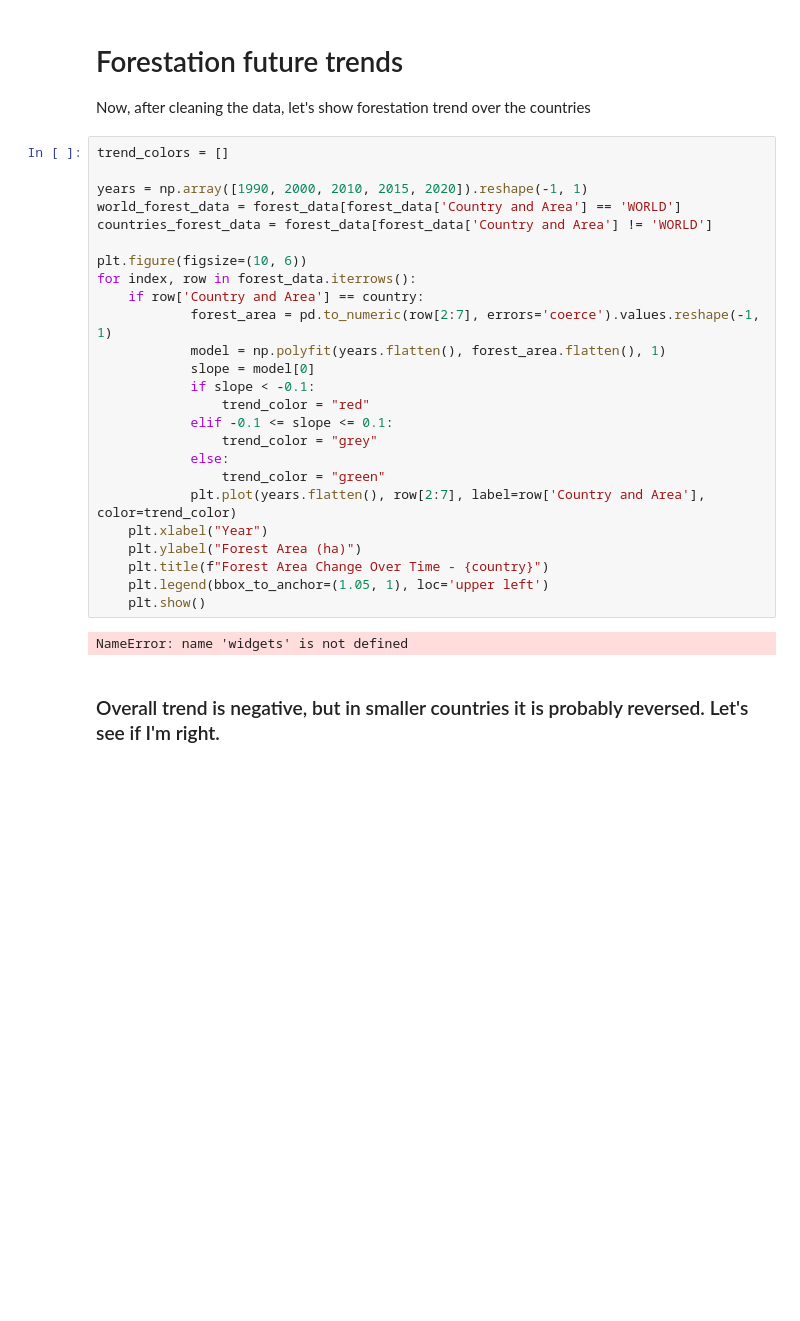
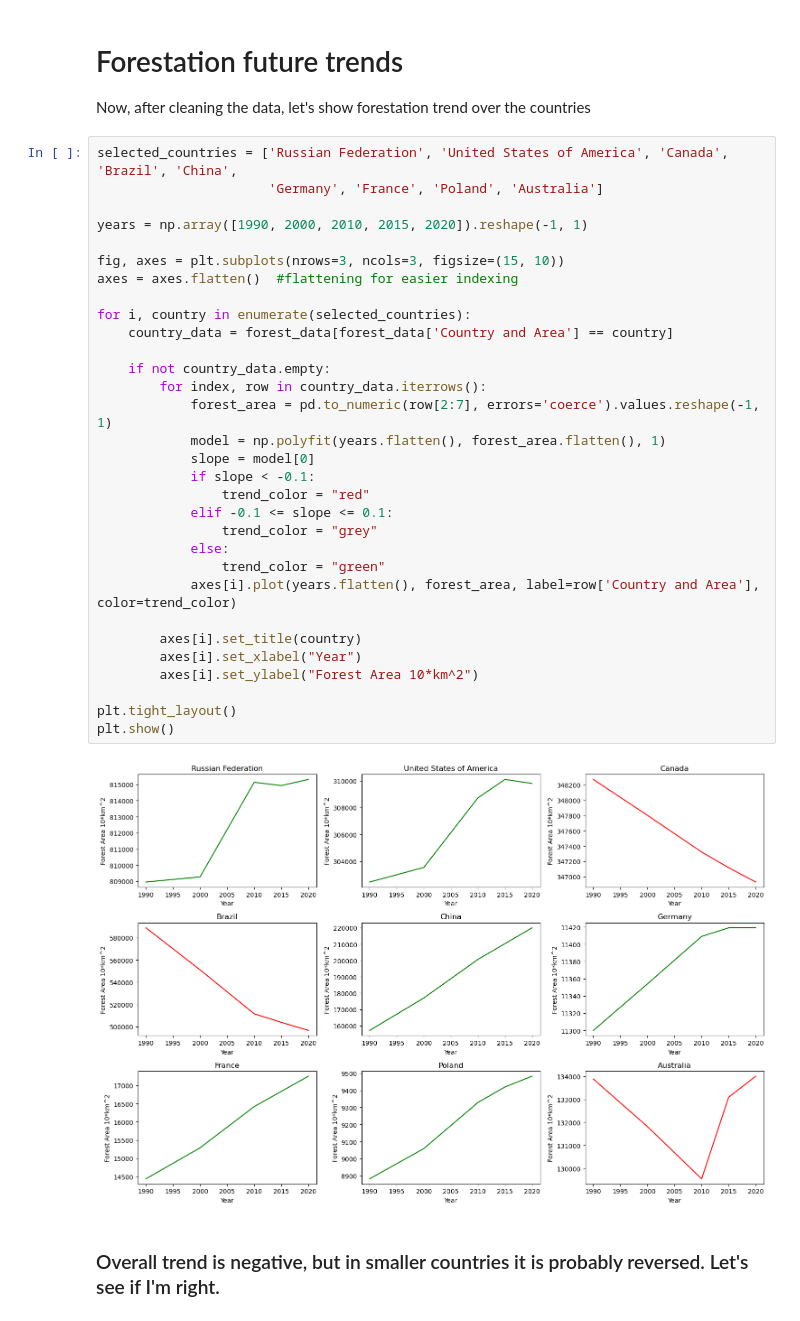
Before and after one commit to Tomaszlek/Forest-Insights, a Jupyter notebook: Forests_future.ipynb, the cells around one changed output. Cells and saved outputs as stored; diff of their text form; blank space fills up the shorter version.

Commit message:
Fixed few bugs in plots

```diff
--- a/Forests_future.ipynb
+++ b/Forests_future.ipynb
@@ -95,32 +95,38 @@ memory usage: 20.5+ KB
 # Forestation future trends
 Now, after cleaning the data, let's show forestation trend over the countries
 # %%
-trend_colors = []
+selected_countries = ['Russian Federation', 'United States of America', 'Canada', 'Brazil', 'China',
+                      'Germany', 'France', 'Poland', 'Australia']
 
 years = np.array([1990, 2000, 2010, 2015, 2020]).reshape(-1, 1)
-world_forest_data = forest_data[forest_data['Country and Area'] == 'WORLD']
-countries_forest_data = forest_data[forest_data['Country and Area'] != 'WORLD']
 
-plt.figure(figsize=(10, 6))
-for index, row in forest_data.iterrows():
-    if row['Country and Area'] == country:
+fig, axes = plt.subplots(nrows=3, ncols=3, figsize=(15, 10))
+axes = axes.flatten()  #flattening for easier indexing
+
+for i, country in enumerate(selected_countries):
+    country_data = forest_data[forest_data['Country and Area'] == country]
+
+    if not country_data.empty:
+        for index, row in country_data.iterrows():
             forest_area = pd.to_numeric(row[2:7], errors='coerce').values.reshape(-1, 1)
             model = np.polyfit(years.flatten(), forest_area.flatten(), 1)
             slope = model[0]
             if slope < -0.1:
                 trend_color = "red"
             elif -0.1 <= slope <= 0.1:
                 trend_color = "grey"
             else:
                 trend_color = "green"
-            plt.plot(years.flatten(), row[2:7], label=row['Country and Area'], color=trend_color)
-    plt.xlabel("Year")
-    plt.ylabel("Forest Area (ha)")
-    plt.title(f"Forest Area Change Over Time - {country}")
-    plt.legend(bbox_to_anchor=(1.05, 1), loc='upper left')
-    plt.show()
+            axes[i].plot(years.flatten(), forest_area, label=row['Country and Area'], color=trend_color)
+
+        axes[i].set_title(country)
+        axes[i].set_xlabel("Year")
+        axes[i].set_ylabel("Forest Area 10*km^2")
+
+plt.tight_layout()
+plt.show()
 # %% [output]
-NameError: name 'widgets' is not defined
+[figure, added]
 # %% [markdown]
 ### Overall trend is negative, but in smaller countries it is probably reversed. Let's see if I'm right.
 # %%
```
Also changed, not shown: parts of 2 cells of this notebook.
